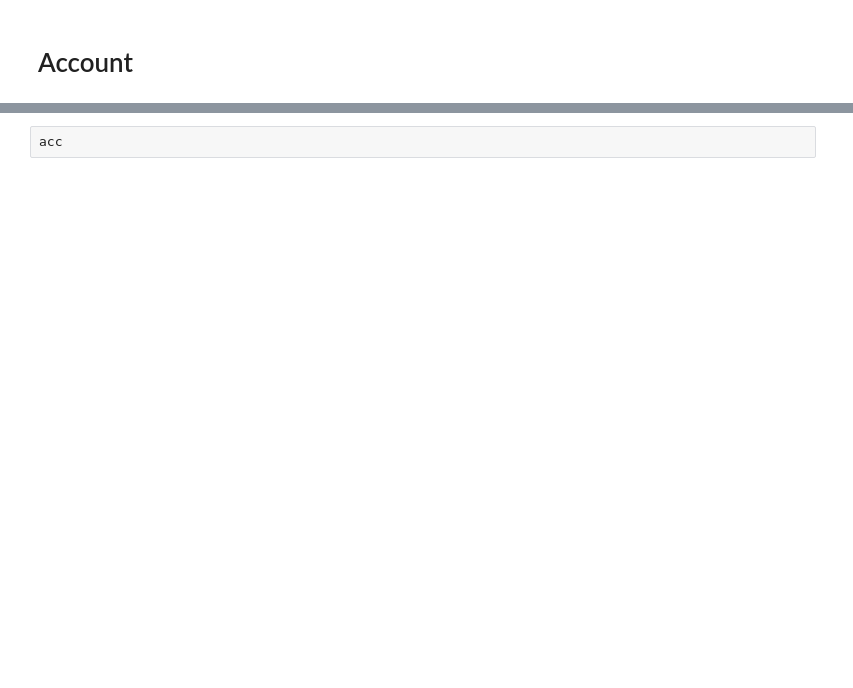
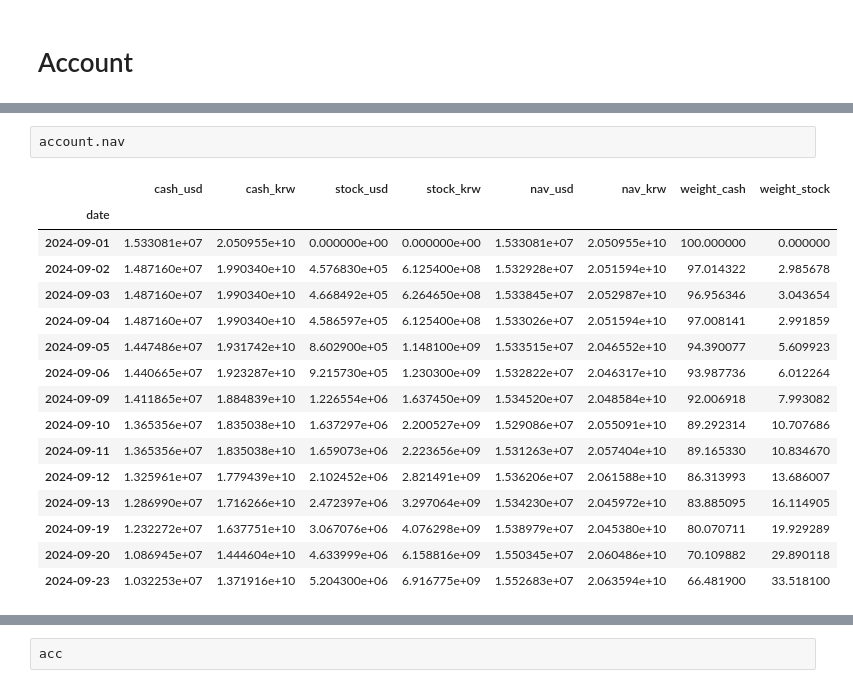
Before and after one commit to nailen1/cayman_office_system, a Jupyter notebook: test-modules.ipynb, the cells around one changed output, grey strips where cells are left out. Drawn from its saved outputs; the diff is of its cells as text; blank space fills up the shorter version.

```diff
--- a/test-modules.ipynb
+++ b/test-modules.ipynb
@@ -455,0 +459,19 @@ account.weights
+# %%
+account.nav
+# %% [output]
+|  | cash_usd | cash_krw | stock_usd | stock_krw | nav_usd | nav_krw | weight_cash | weight_stock |
+| date |  |  |  |  |  |  |  |  |
+| 2024-09-01 | 1.533081e+07 | 2.050955e+10 | 0.000000e+00 | 0.000000e+00 | 1.533081e+07 | 2.050955e+10 | 100.000000 | 0.000000 |
+| 2024-09-02 | 1.487160e+07 | 1.990340e+10 | 4.576830e+05 | 6.125400e+08 | 1.532928e+07 | 2.051594e+10 | 97.014322 | 2.985678 |
+| 2024-09-03 | 1.487160e+07 | 1.990340e+10 | 4.668492e+05 | 6.264650e+08 | 1.533845e+07 | 2.052987e+10 | 96.956346 | 3.043654 |
+| 2024-09-04 | 1.487160e+07 | 1.990340e+10 | 4.586597e+05 | 6.125400e+08 | 1.533026e+07 | 2.051594e+10 | 97.008141 | 2.991859 |
+| 2024-09-05 | 1.447486e+07 | 1.931742e+10 | 8.602900e+05 | 1.148100e+09 | 1.533515e+07 | 2.046552e+10 | 94.390077 | 5.609923 |
+| 2024-09-06 | 1.440665e+07 | 1.923287e+10 | 9.215730e+05 | 1.230300e+09 | 1.532822e+07 | 2.046317e+10 | 93.987736 | 6.012264 |
+| 2024-09-09 | 1.411865e+07 | 1.884839e+10 | 1.226554e+06 | 1.637450e+09 | 1.534520e+07 | 2.048584e+10 | 92.006918 | 7.993082 |
+| 2024-09-10 | 1.365356e+07 | 1.835038e+10 | 1.637297e+06 | 2.200527e+09 | 1.529086e+07 | 2.055091e+10 | 89.292314 | 10.707686 |
+| 2024-09-11 | 1.365356e+07 | 1.835038e+10 | 1.659073e+06 | 2.223656e+09 | 1.531263e+07 | 2.057404e+10 | 89.165330 | 10.834670 |
+| 2024-09-12 | 1.325961e+07 | 1.779439e+10 | 2.102452e+06 | 2.821491e+09 | 1.536206e+07 | 2.061588e+10 | 86.313993 | 13.686007 |
+| 2024-09-13 | 1.286990e+07 | 1.716266e+10 | 2.472397e+06 | 3.297064e+09 | 1.534230e+07 | 2.045972e+10 | 83.885095 | 16.114905 |
+| 2024-09-19 | 1.232272e+07 | 1.637751e+10 | 3.067076e+06 | 4.076298e+09 | 1.538979e+07 | 2.045380e+10 | 80.070711 | 19.929289 |
+| 2024-09-20 | 1.086945e+07 | 1.444604e+10 | 4.633999e+06 | 6.158816e+09 | 1.550345e+07 | 2.060486e+10 | 70.109882 | 29.890118 |
+| 2024-09-23 | 1.032253e+07 | 1.371916e+10 | 5.204300e+06 | 6.916775e+09 | 1.552683e+07 | 2.063594e+10 | 66.481900 | 33.518100 |
```
Also changed, not shown: parts of 28 cells of this notebook, 5 other files.
